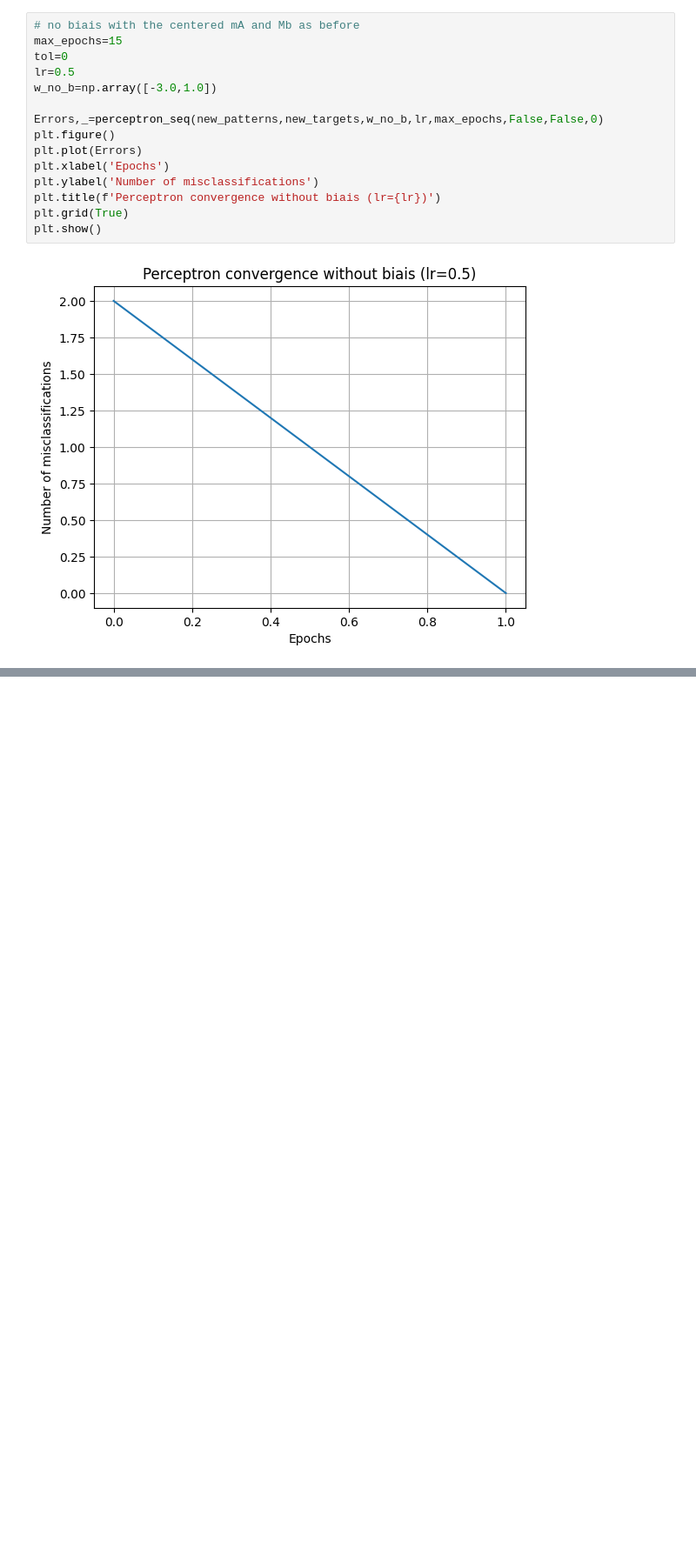
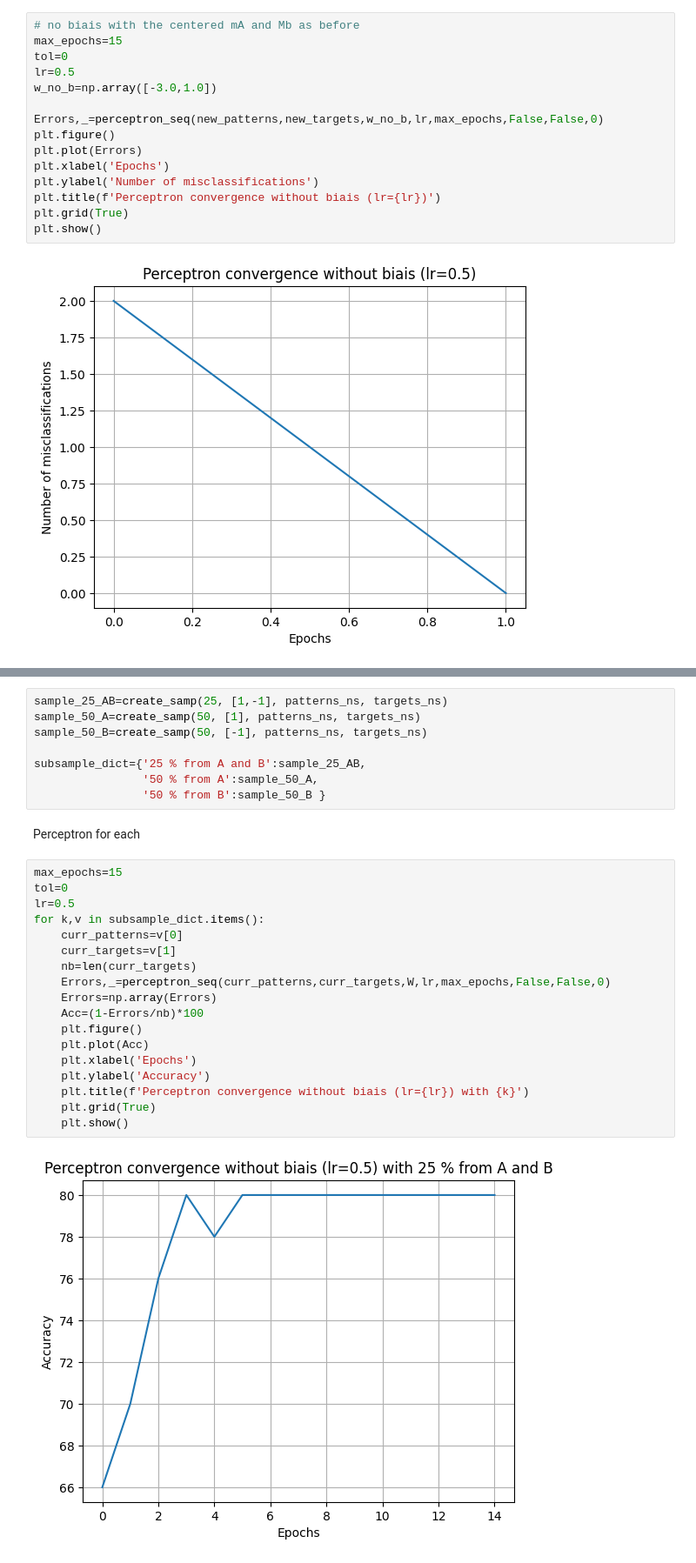
Before and after one commit to hanaeBM/ANN-Lab1.a, a Jupyter notebook: Lab1_a.ipynb, the cells around one changed output, grey strips where cells are left out. Shown at 87% size. Drawn from its saved outputs; the diff is of its cells as text; blank space fills up the shorter version.

```diff
--- a/Lab1_a.ipynb
+++ b/Lab1_a.ipynb
@@ -617,0 +698,30 @@ plt.show()
+# %%
+sample_25_AB=create_samp(25, [1,-1], patterns_ns, targets_ns)
+sample_50_A=create_samp(50, [1], patterns_ns, targets_ns)
+sample_50_B=create_samp(50, [-1], patterns_ns, targets_ns)
+
+subsample_dict={'25 % from A and B':sample_25_AB,
+                '50 % from A':sample_50_A,
+                '50 % from B':sample_50_B }
+# %% [markdown]
+Perceptron for each
+# %%
+max_epochs=15
+tol=0
+lr=0.5
+for k,v in subsample_dict.items():
+    curr_patterns=v[0]
+    curr_targets=v[1]
+    nb=len(curr_targets)
+    Errors,_=perceptron_seq(curr_patterns,curr_targets,W,lr,max_epochs,False,False,0)
+    Errors=np.array(Errors)
+    Acc=(1-Errors/nb)*100
+    plt.figure()
+    plt.plot(Acc)
+    plt.xlabel('Epochs')
+    plt.ylabel('Accuracy')
+    plt.title(f'Perceptron convergence without biais (lr={lr}) with {k}')
+    plt.grid(True)
+    plt.show()
+# %% [output]
+[figure, added]
```
Also changed, not shown: parts of 16 cells of this notebook.
